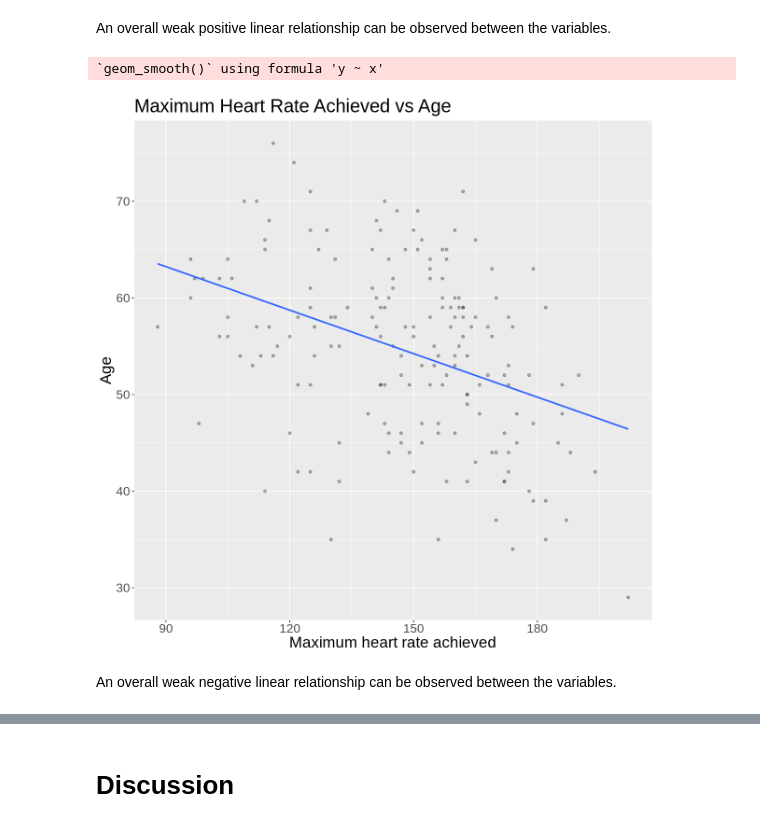
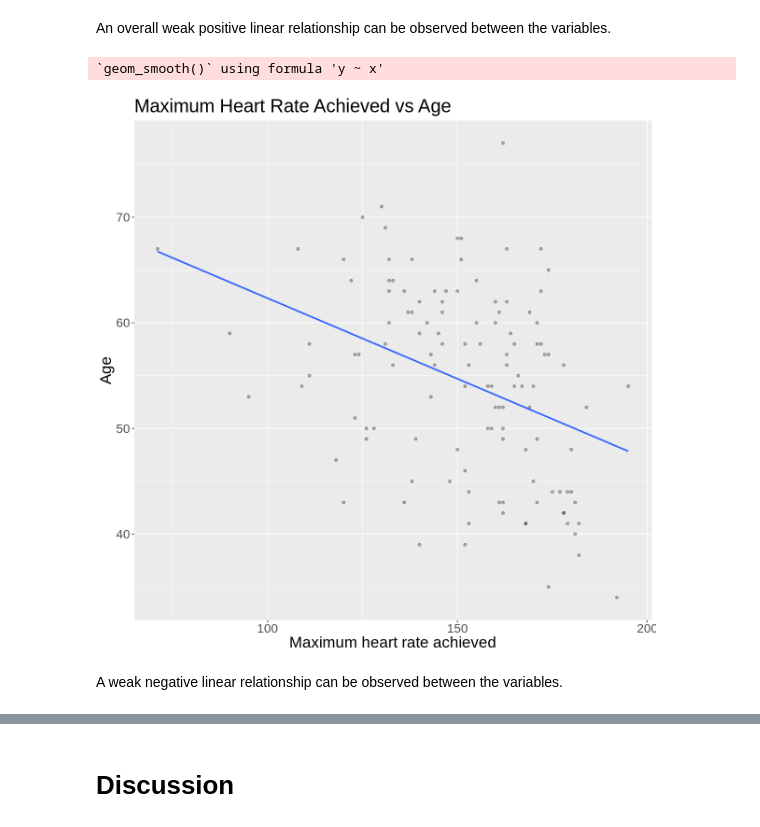
Before and after one commit to klydestad/group_153_project, a Jupyter notebook: group.153.project.report.ipynb, the cells around one changed output, grey strips where cells are left out. Saved outputs shown, nothing was run; the diff lists cells and outputs as text; code cells hidden in the pictures.

```diff
--- a/group.153.project.report.ipynb
+++ b/group.153.project.report.ipynb
@@ -379,18 +379,18 @@ trestbps_age_plot
 An overall weak positive linear relationship can be observed between the variables.
 # %%
 #Create a graph comparing resting maximum heart rate achieved to age
-thalach_age_plot <- ggplot(heart_training, aes(x = thalach, y = age)) +
+thalach_age_plot <- ggplot(heart_testing, aes(x = thalach, y = age)) +
                   geom_point(alpha = 0.3) +
                   xlab("Maximum heart rate achieved") +
                   ylab("Age") +
                   ggtitle("Maximum Heart Rate Achieved vs Age") +
                   geom_smooth(method = "lm", se = FALSE) +
                   theme(text = element_text(size = 20))
 thalach_age_plot
 # %% [output]
 `geom_smooth()` using formula 'y ~ x'
-[figure, old version]
+[figure, new version]
 # %% [markdown]
-An overall weak negative linear relationship can be observed between the variables.
+A weak negative linear relationship can be observed between the variables.
 # %%
 #Create a graph comparing number of major vessels coloured by fluoroscopy to age
```
Also changed, not shown: parts of 12 cells of this notebook.
